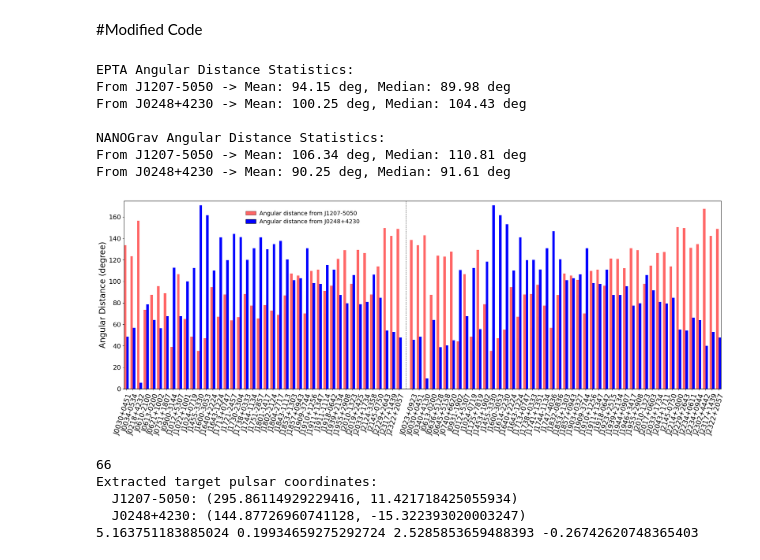
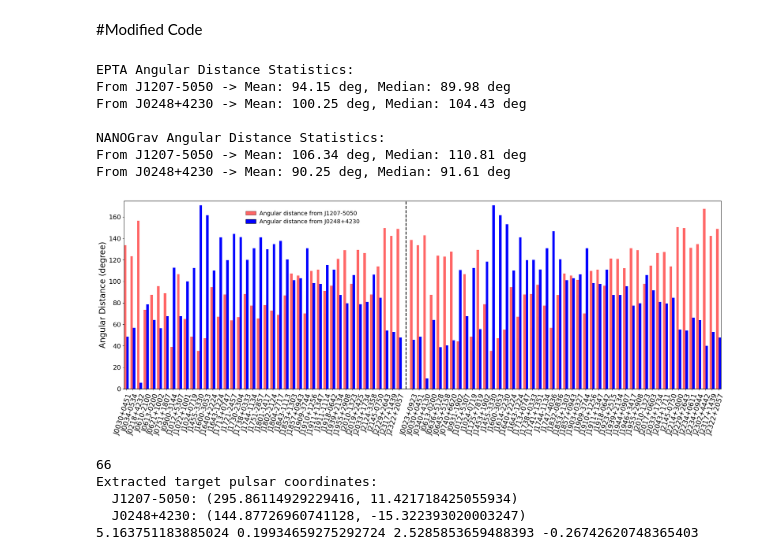
Before and after one commit to sapankumarsahoo/Pulsar-TIming-Pileline, a Jupyter notebook: PTA.ipynb, the cells around one changed output. Cells and saved outputs as stored; diff of their text form; code cells hidden in the pictures.

```diff
--- a/PTA.ipynb
+++ b/PTA.ipynb
@@ -920,8 +920,8 @@ ax.axvline(
     divider_x,
     color="black",
     linestyle="--",
-    linewidth=1.0,
-    alpha=0.65
+    linewidth=2.0,
+    alpha=1.0
 )
 
 
@@ -1104,36 +1104,36 @@ plt.subplots_adjust(
 )
 
 
 # ============================================================
 # Save figures
 # ============================================================
 
 plt.savefig(
-    "combined_EPTA_NANOGrav_angular_distance_singleplot.png",
+    "EPTA_NANOGrav_angular_distance_singleplot.png",
     dpi=300,
     bbox_inches="tight"
 )
 
 plt.savefig(
-    "combined_EPTA_NANOGrav_angular_distance_singleplot.pdf",
+    "EPTA_NANOGrav_angular_distance_singleplot.pdf",
     bbox_inches="tight"
 )
 
 
 # ============================================================
 # Display
 # ============================================================
 
 plt.show()
 # %% [output]
 EPTA Angular Distance Statistics:
 From J1207-5050 -> Mean: 94.15 deg, Median: 89.98 deg
 From J0248+4230 -> Mean: 100.25 deg, Median: 104.43 deg
 
 NANOGrav Angular Distance Statistics:
 From J1207-5050 -> Mean: 106.34 deg, Median: 110.81 deg
 From J0248+4230 -> Mean: 90.25 deg, Median: 91.61 deg
-[figure, old version]
+[figure, new version]
 # %%
 
 
```
Also changed, not shown: 4 other files.
